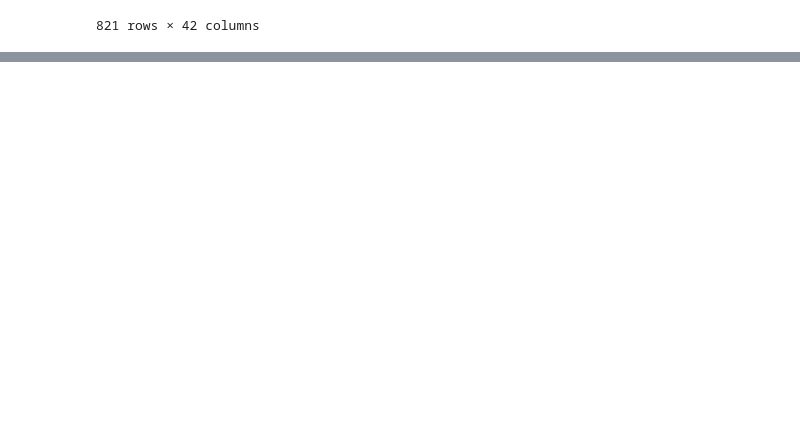
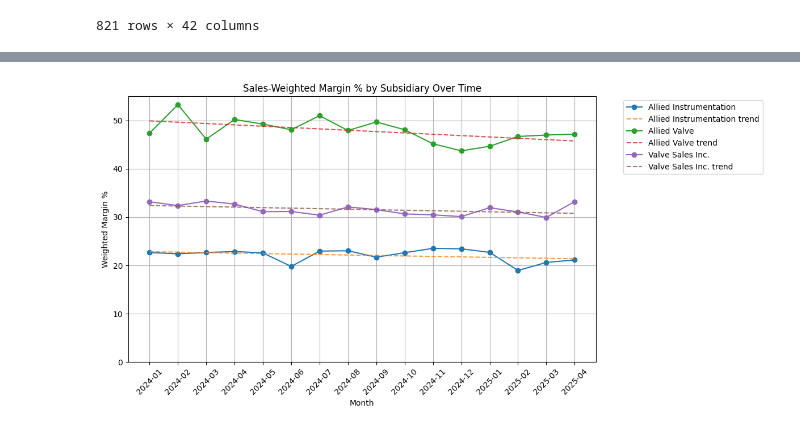
Before and after one commit to TransformativLLC/ovation_holdings, a Jupyter notebook: management_reports/transaction_variance/notebooks/PrepareData.ipynb, the cells around one changed output, grey strips where cells are left out. Cells and saved outputs as stored; diff of their text form; code cells hidden in the pictures; blank space fills up the shorter version.

```diff
--- a/management_reports/transaction_variance/notebooks/PrepareData.ipynb
+++ b/management_reports/transaction_variance/notebooks/PrepareData.ipynb
@@ -117,3 +133,15 @@ margin_declines
 821 rows × 42 columns
 # %%
 margin_declines.to_excel(f'../excel_outputs/{source}_line_item_margin_declines_in_past_{lookback}_days.xlsx', index=False)
+# %%
+inv_lines_df['Month'] = inv_lines_df["created_date"].dt.to_period('M')
+# %%
+plot_data = inv_lines_df[(inv_lines_df.total_cost > 0) &
+                         (inv_lines_df.gross_profit_percent != float('-inf')) &
+                         (inv_lines_df.gross_profit_percent >= -50) &
+                         (inv_lines_df.subsidiary_name != "Not Specified")
+].copy()
+# %%
+monthly_margin_by_subsidiary = plot_data.groupby(['Month', 'subsidiary_name']).agg(
+    avg_margin_pct=('gross_profit_percent', 'mean')
+)
@@ -119,0 +173,50 @@ margin_declines.to_excel(f'../excel_outputs/{source}_line_item_margin_declines_i
+# %%
+weighted_margin = plot_data.groupby(['Month', 'subsidiary_name']).agg(
+    total_costs=('total_cost', 'sum'),
+    total_revenues=('total_amount', 'sum'),
+).assign(
+    weighted_margin=lambda x: round((x.total_revenues - x.total_costs) * 100 / x.total_revenues, 2)
+)
+# %%
+import numpy as np
+
+# Reset index to convert Month from index to column
+chart_data = weighted_margin.reset_index()
+
+# restrict data to specific window
+start_date = '2024-01'
+chart_data = chart_data[chart_data['Month'] >= start_date]
+
+plt.figure(figsize=(12, 6))
+for subsidiary in chart_data['subsidiary_name'].unique():
+    subsidiary_data = chart_data[chart_data['subsidiary_name'] == subsidiary]
+
+    # Convert Month to numeric values for trend line
+    x = range(len(subsidiary_data))
+    y = subsidiary_data['weighted_margin'].values
+
+    # Calculate trend line
+    z = np.polyfit(x, y, 1)
+    p = np.poly1d(z)
+
+    # Plot actual data and trend line
+    plt.plot(subsidiary_data['Month'].astype(str),
+             subsidiary_data['weighted_margin'],
+             marker='o',
+             label=subsidiary)
+    plt.plot(subsidiary_data['Month'].astype(str),
+             p(x),
+             '--',
+             alpha=0.8,
+             label=f'{subsidiary} trend')
+
+plt.xlabel('Month')
+plt.ylabel('Weighted Margin %')
+plt.title('Sales-Weighted Margin % by Subsidiary Over Time')
+plt.legend(bbox_to_anchor=(1.05, 1), loc='upper left')
+plt.xticks(rotation=45)
+plt.grid(True)
+plt.ylim(bottom=0)
+plt.tight_layout()
+# %% [output]
+[figure, added]
```
Also changed, not shown: parts of 10 cells of this notebook, 2 other files.
